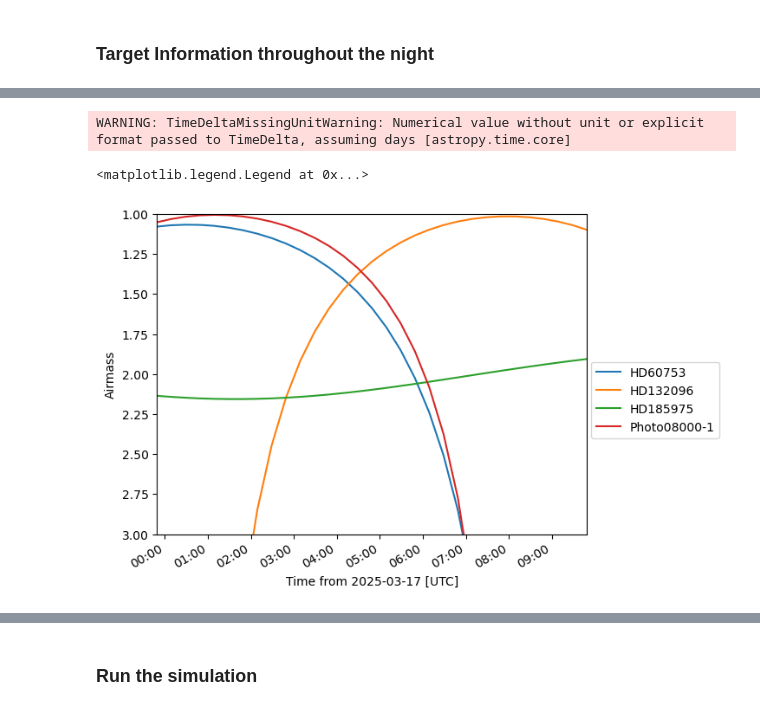
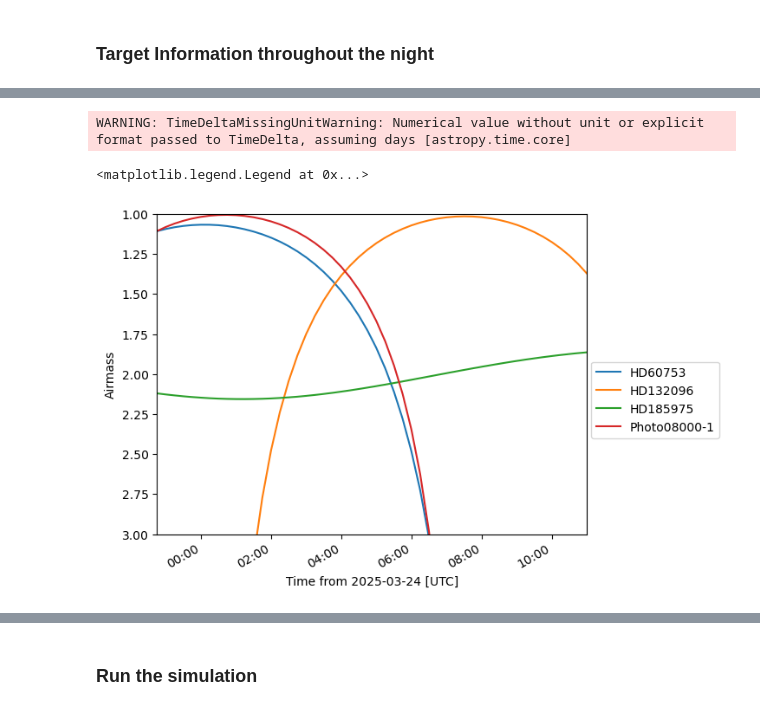
Before and after one commit to lsst-sims/auxtel_fbs, a Jupyter notebook: FBS_auxtel.ipynb, the cells around one changed output, grey strips where cells are left out. Drawn from its saved outputs; the diff is of its cells as text; code cells hidden in the pictures.

```diff
--- a/FBS_auxtel.ipynb
+++ b/FBS_auxtel.ipynb
@@ -98,14 +98,16 @@ if "usdf" in os.getenv("EXTERNAL_INSTANCE_URL", ""):
 ## Choose night for the simulation
 # %%
 # What night do you want to simulate?
-day_obs = '2025-03-17'
+day_obs = '2025-03-24'
 day_obs_mjd = int(Time(day_obs).mjd)
 site = Site('LSST')
 almanac = Almanac()
 night_events = almanac.get_sunset_info(evening_date=day_obs, longitude=site.longitude_rad)
 civil_sunset = Time(night_events['sunset'], format='mjd', scale='utc')
-sunset = Time(night_events['sun_n12_setting'], format='mjd', scale='utc')
-sunrise = Time(night_events['sun_n12_rising'], format='mjd', scale='utc')
+sunset = Time(night_events['sunset'], format='mjd', scale='utc')
+sunrise = Time(night_events['sunrise'], format='mjd', scale='utc')
+sunset_12 = Time(night_events['sun_n12_setting'], format='mjd', scale='utc')
+sunrise_12 = Time(night_events['sun_n12_rising'], format='mjd', scale='utc')
 survey_length = sunrise.mjd - sunset.mjd
 night_length = sunrise.mjd - sunset.mjd
 
@@ -249,7 +247,8 @@ dd.loc[active_target_names]
 # Plot the airmass of these targets over the night
 print(Time.now().iso)
 observer = Observer(location=site.to_earth_location())
-time = np.arange(sunset, sunrise, TimeDelta(20*60, format='sec'))
+tstep = 15/60/24
+time = Time(np.arange(sunset.mjd, sunrise.mjd + tstep/2, tstep), format='mjd', scale='utc', location=site.to_earth_location())
 plot_airmass(active_astroplan, observer, time)
 plt.legend(loc=(1.01, 0.3))
 # %% [output]
@@ -257,3 +256,3 @@ plt.legend(loc=(1.01, 0.3))
 WARNING: TimeDeltaMissingUnitWarning: Numerical value without unit or explicit format passed to TimeDelta, assuming days [astropy.time.core]
 <matplotlib.legend.Legend at 0x...>
-[figure, old version]
+[figure, new version]
```
Also changed, not shown: parts of 28 cells of this notebook.
